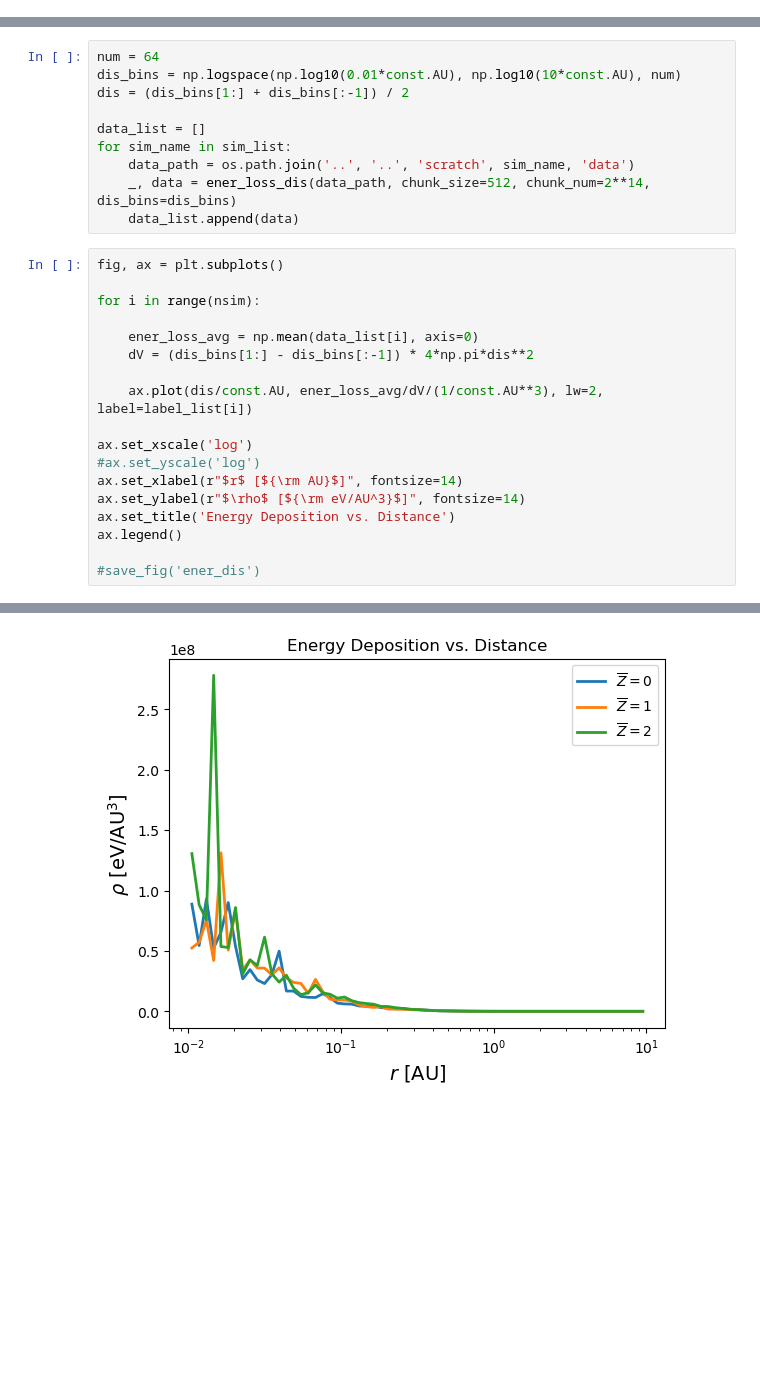
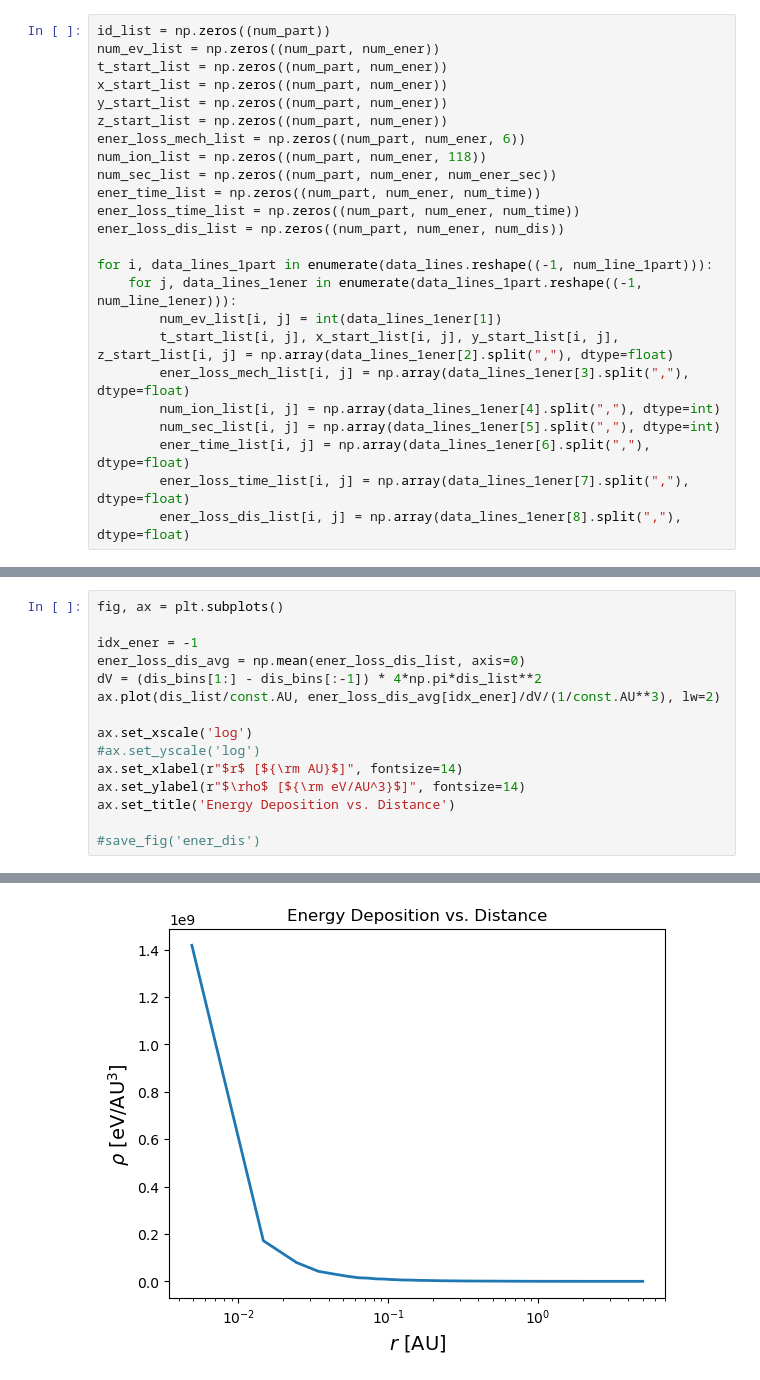
Before and after one commit to zandalman/thunderstorm, a Jupyter notebook: utils/pp.ipynb, the cells around one changed output, grey strips where cells are left out. Saved outputs shown, nothing was run; the diff lists cells and outputs as text; blank space fills up the shorter version.

```diff
--- a/utils/pp.ipynb
+++ b/utils/pp.ipynb
@@ -33,0 +38,24 @@ AttributeError: Can't pickle local object 'get_func_alldata.<locals>.func_alldat
+# %%
+id_list = np.zeros((num_part))
+num_ev_list = np.zeros((num_part, num_ener))
+t_start_list = np.zeros((num_part, num_ener))
+x_start_list = np.zeros((num_part, num_ener))
+y_start_list = np.zeros((num_part, num_ener))
+z_start_list = np.zeros((num_part, num_ener))
+ener_loss_mech_list = np.zeros((num_part, num_ener, 6))
+num_ion_list = np.zeros((num_part, num_ener, 118))
+num_sec_list = np.zeros((num_part, num_ener, num_ener_sec))
+ener_time_list = np.zeros((num_part, num_ener, num_time))
+ener_loss_time_list = np.zeros((num_part, num_ener, num_time))
+ener_loss_dis_list = np.zeros((num_part, num_ener, num_dis))
+
+for i, data_lines_1part in enumerate(data_lines.reshape((-1, num_line_1part))):
+    for j, data_lines_1ener in enumerate(data_lines_1part.reshape((-1, num_line_1ener))):
+        num_ev_list[i, j] = int(data_lines_1ener[1])
+        t_start_list[i, j], x_start_list[i, j], y_start_list[i, j], z_start_list[i, j] = np.array(data_lines_1ener[2].split(","), dtype=float)
+        ener_loss_mech_list[i, j] = np.array(data_lines_1ener[3].split(","), dtype=float)
+        num_ion_list[i, j] = np.array(data_lines_1ener[4].split(","), dtype=int)
+        num_sec_list[i, j] = np.array(data_lines_1ener[5].split(","), dtype=int)
+        ener_time_list[i, j] = np.array(data_lines_1ener[6].split(","), dtype=float)
+        ener_loss_time_list[i, j] = np.array(data_lines_1ener[7].split(","), dtype=float)
+        ener_loss_dis_list[i, j] = np.array(data_lines_1ener[8].split(","), dtype=float)
@@ -232,29 +171,16 @@ ax.legend(loc=1)
-# %%
-num = 64
-dis_bins = np.logspace(np.log10(0.01*const.AU), np.log10(10*const.AU), num)
-dis = (dis_bins[1:] + dis_bins[:-1]) / 2
-
-data_list = []
-for sim_name in sim_list:
-    data_path = os.path.join('..', '..', 'scratch', sim_name, 'data')
-    _, data = ener_loss_dis(data_path, chunk_size=512, chunk_num=2**14, dis_bins=dis_bins)
-    data_list.append(data)
 # %%
 fig, ax = plt.subplots()
 
-for i in range(nsim):
-
-    ener_loss_avg = np.mean(data_list[i], axis=0)
-    dV = (dis_bins[1:] - dis_bins[:-1]) * 4*np.pi*dis**2
-
-    ax.plot(dis/const.AU, ener_loss_avg/dV/(1/const.AU**3), lw=2, label=label_list[i])
+idx_ener = -1
+ener_loss_dis_avg = np.mean(ener_loss_dis_list, axis=0)
+dV = (dis_bins[1:] - dis_bins[:-1]) * 4*np.pi*dis_list**2
+ax.plot(dis_list/const.AU, ener_loss_dis_avg[idx_ener]/dV/(1/const.AU**3), lw=2)
 
 ax.set_xscale('log')
 #ax.set_yscale('log')
 ax.set_xlabel(r"$r$ [${\rm AU}$]", fontsize=14)
 ax.set_ylabel(r"$\rho$ [${\rm eV/AU^3}$]", fontsize=14)
 ax.set_title('Energy Deposition vs. Distance')
-ax.legend()
 
 #save_fig('ener_dis')
 # %% [output]
@@ -262 +188 @@ ax.legend()
-[figure, old version]
+[figure, new version]
```
Also changed, not shown: parts of 25 cells of this notebook, 13 other files.
